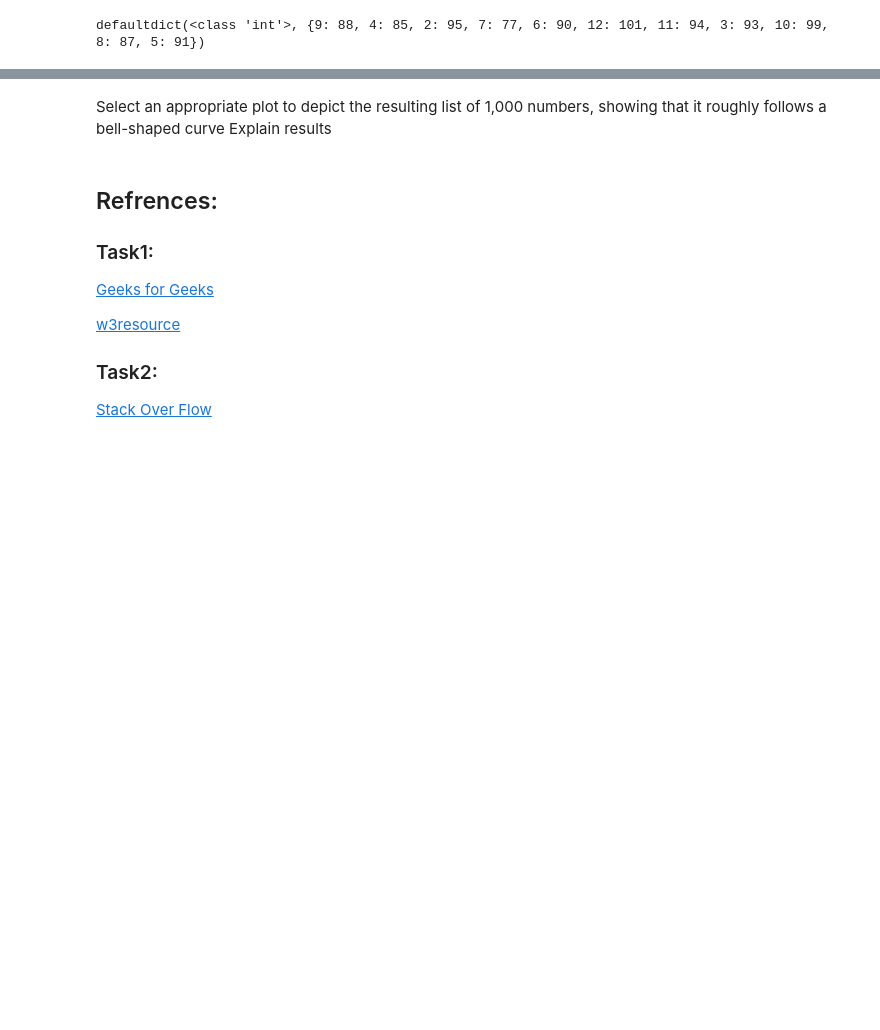
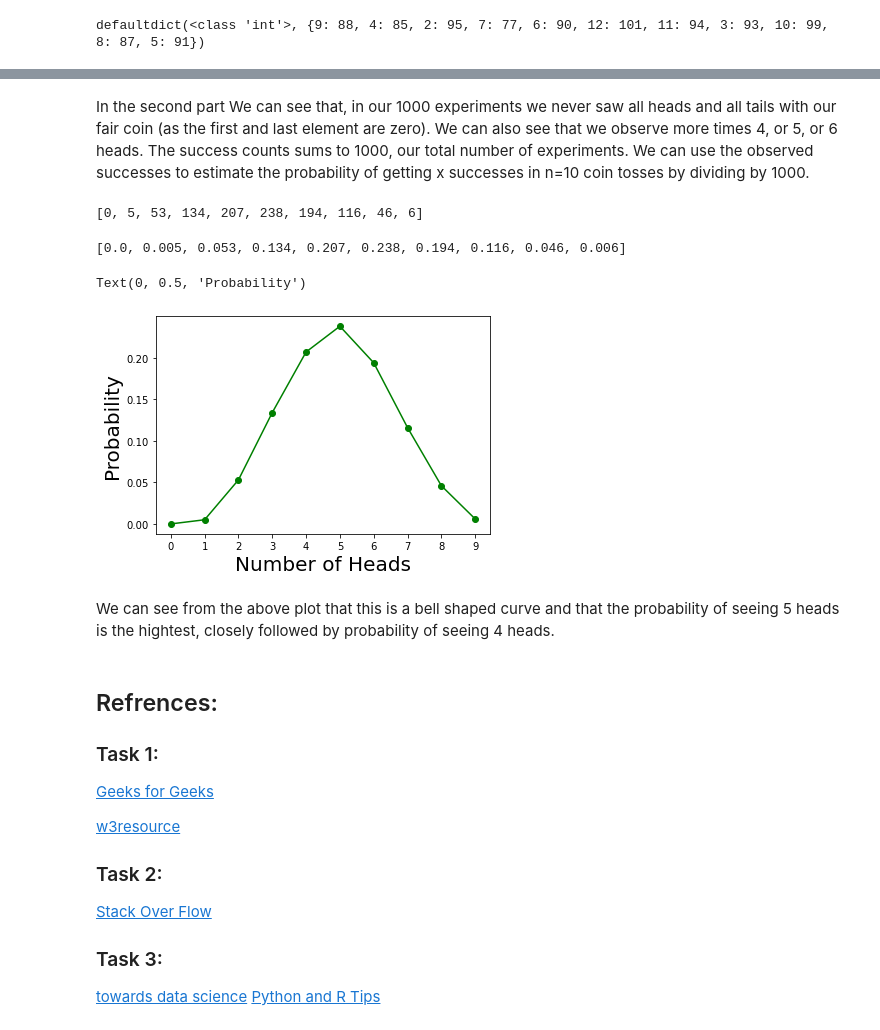
Before and after one commit to LauraBrogan/Fundamentals-of-Data-Analysis-Tasks-2020, a Jupyter notebook: Fundamentals of Data Analysis Tasks .ipynb, the cells around one changed output, grey strips where cells are left out. Drawn from its saved outputs; the diff is of its cells as text; code cells hidden in the pictures; blank space fills up the shorter version.

Commit message:
Task 3 Draft

```diff
--- a/Fundamentals of Data Analysis Tasks .ipynb
+++ b/Fundamentals of Data Analysis Tasks .ipynb
@@ -145,13 +201,0 @@ print(head)
-# %%
-np.random.seed()
-n=1
-p=0.5
-# let us repeat our experiment for 100 times
-size=1000
-x=np.random.binomial(n=n, p=p, size=size)
-x
-#print(data_binom)
-
-#y = np.bincount(data_binom)
-#head = print(y[0])
-#print(head)
@@ -200,27 +202,35 @@ n_all_heads / 10000
-# %%
-# Seed the random number generator
-np.random.seed(42)
-
-# Initialize random numbers: random_numbers
-random_numbers = np.empty(100000)
-
-# Generate random numbers by looping over range(100000)
-for i in range(100000):
-    random_numbers[i] = np.random.random()
-
-# Plot a histogram
-_ = plt.hist(random_numbers)
-
-# Show the plot
-plt.show()
-# %% [markdown]
-Select an appropriate plot to depict the resulting list of 1,000 numbers, showing that it roughly follows a bell-shaped curve Explain results
+# %% [markdown]
+In the second part We can see that, in our 1000 experiments we never saw all heads and all tails with our fair coin (as the first and last element are zero). We can also see that we observe more times 4, or 5, or 6 heads. The success counts sums to 1000, our total number of experiments. We can use the observed successes to estimate the probability of getting x successes in n=10 coin tosses by dividing by 1000.
+# %%
+[np.equal(x,i).sum() for i in range(n)]
+# %% [output]
+[0, 5, 53, 134, 207, 238, 194, 116, 46, 6]
+# %%
+probs_1000 = [np.equal(x,i).mean() for i in range(n)]
+print(probs_1000)
+
+# the probability of x success that
+plt.xticks(range(n))
+plt.plot(list(range(n)), probs_1000, color='green', marker='o')
+plt.xlabel('Number of Heads',fontsize=20)
+plt.ylabel('Probability',fontsize=20)
+# %% [output]
+[0.0, 0.005, 0.053, 0.134, 0.207, 0.238, 0.194, 0.116, 0.046, 0.006]
+Text(0, 0.5, 'Probability')
+[figure, added]
+# %% [markdown]
+We can see from the above plot that this is a bell shaped curve and that the probability of seeing 5 heads is the hightest, closely followed by probability of seeing 4 heads.
 # %% [markdown]
 ## Refrences:
-### Task1:
+### Task 1:
 [Geeks for Geeks](https://www.geeksforgeeks.org/counting-the-frequencies-in-a-list-using-dictionary-in-python/)
 
 [w3resource](https://www.w3resource.com/python-exercises/string/python-data-type-string-exercise-12.php)
 
-### Task2:
+### Task 2:
 [Stack Over Flow](https://stackoverflow.com/questions/60343980/rolling-2-dice-1000-times-and-counting-the-number-of-times-the-sum-of-the-two-di)
+
+### Task 3:
+
+[towards data science](https://towardsdatascience.com/how-to-code-a-fair-coin-flip-in-python-d54312f33da9)
+[Python and R Tips](https://cmdlinetips.com/2018/12/simulating-coin-toss-experiment-with-binomial-random-numbers-using-numpy/)
```
Also changed, not shown: parts of 10 cells of this notebook, 2 other files.
